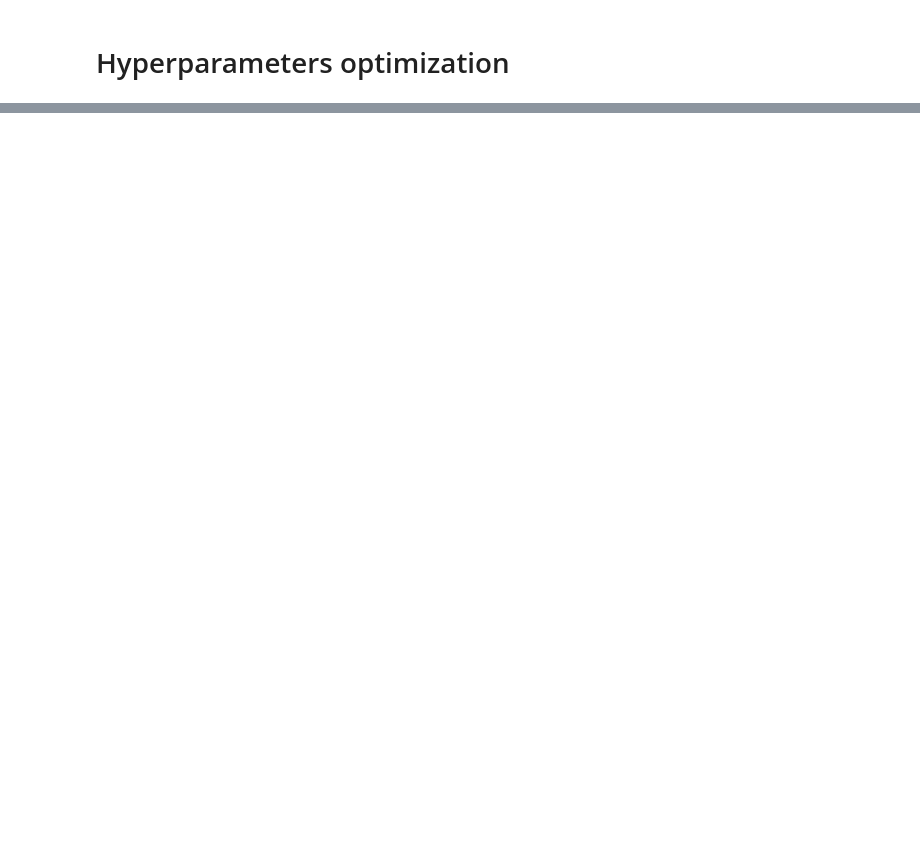
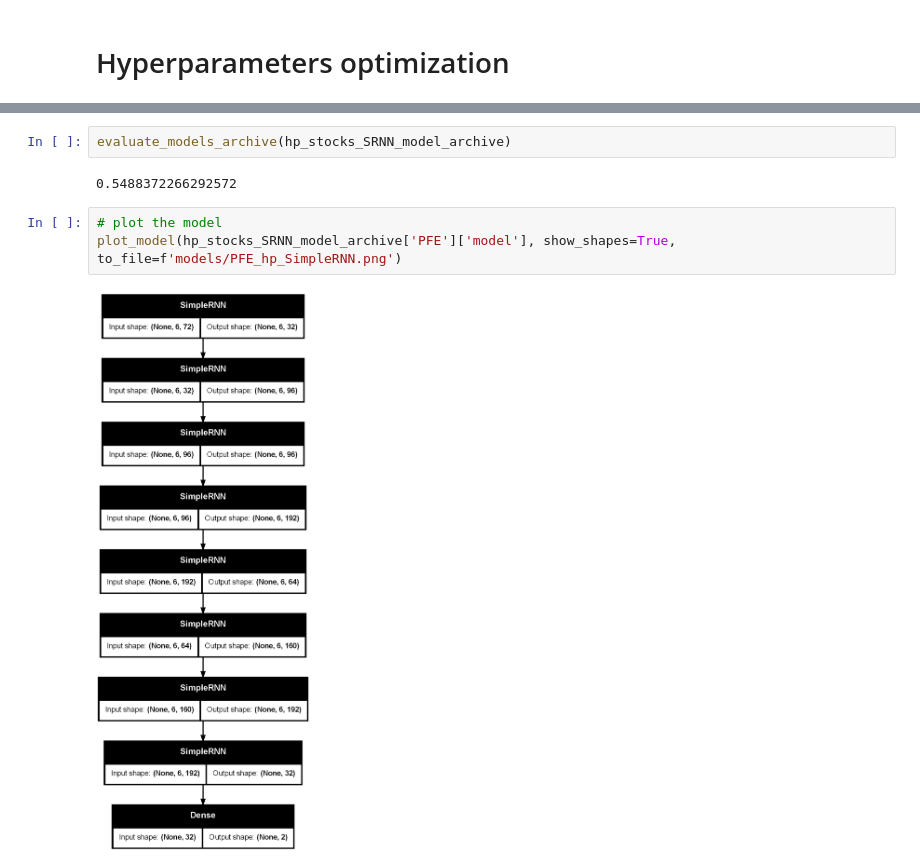
Before and after one commit to ammaro101/final_project, a Jupyter notebook: code_only3.ipynb, the cells around one changed output, grey strips where cells are left out. Cells and saved outputs as stored; diff of their text form; blank space fills up the shorter version.

```diff
--- a/code_only3.ipynb
+++ b/code_only3.ipynb
@@ -1000,0 +996,9 @@ evaluate_models_archive(hp_stocks_SRNN_model_archive)
+# %%
+evaluate_models_archive(hp_stocks_SRNN_model_archive)
+# %% [output]
+0.5488372266292572
+# %%
+# plot the model
+plot_model(hp_stocks_SRNN_model_archive['PFE']['model'], show_shapes=True, to_file=f'models/PFE_hp_SimpleRNN.png')
+# %% [output]
+[figure, added]
```
Also changed, not shown: parts of 25 cells of this notebook, 11 other files.
